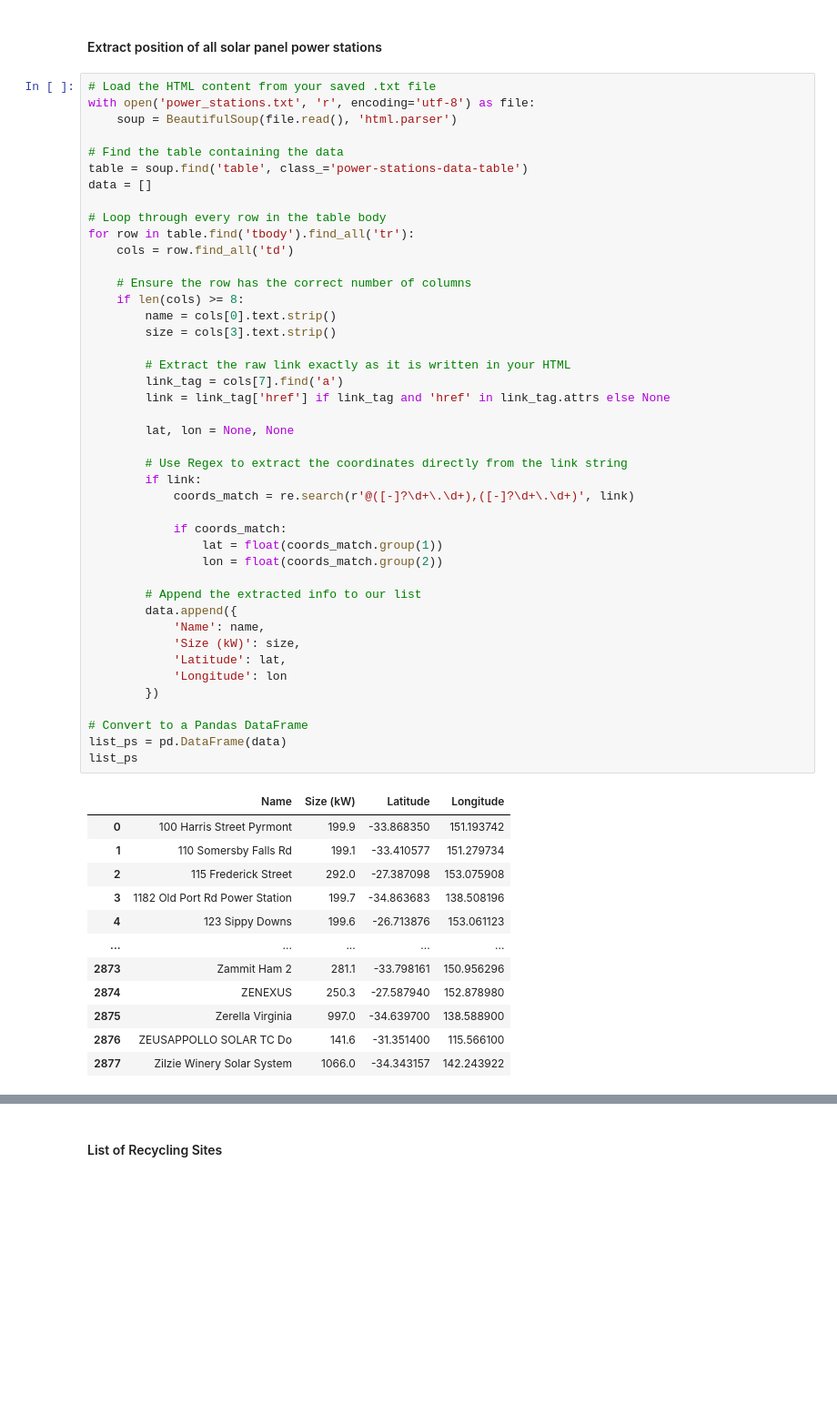
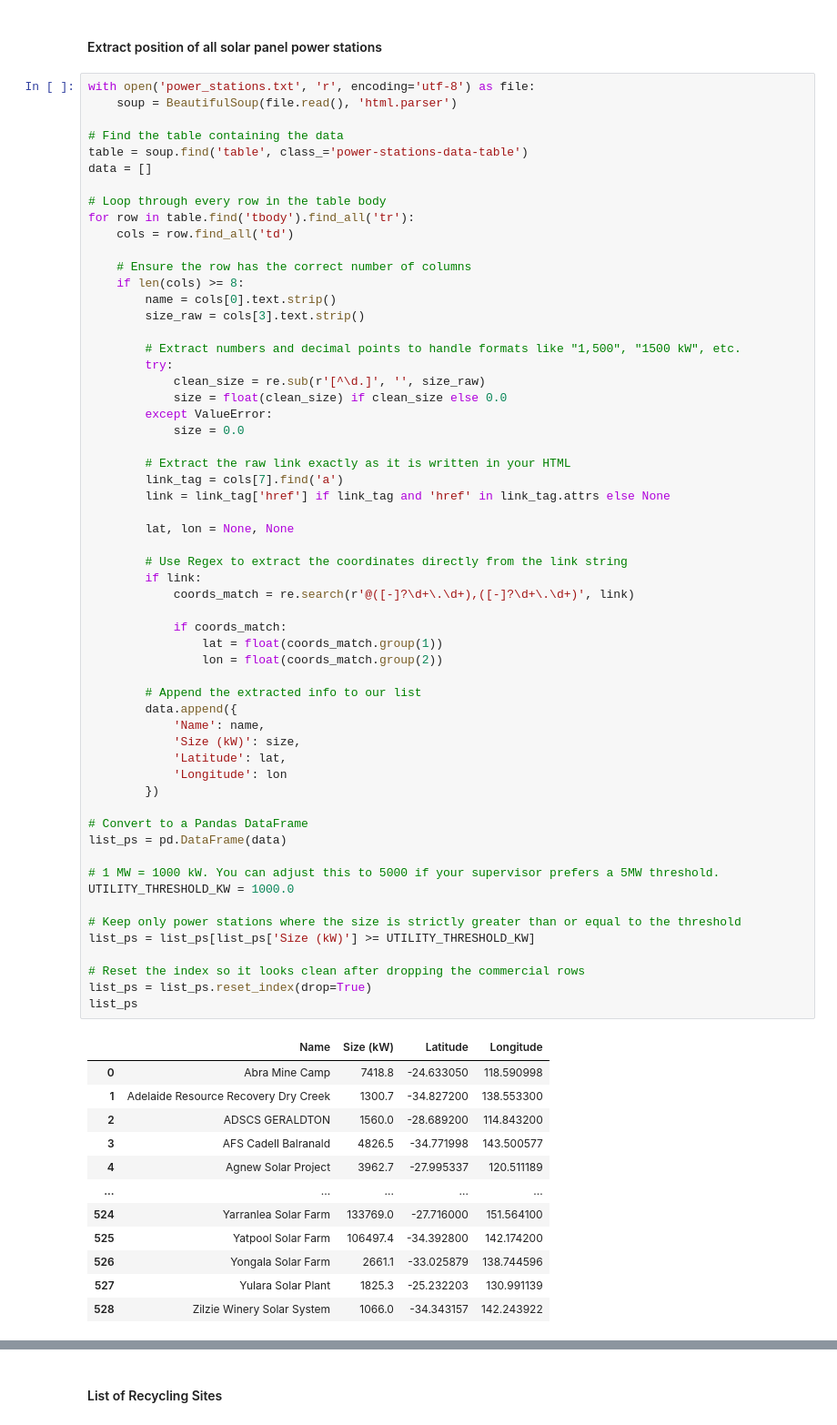
Before and after one commit to 12Riana/Calc_Transport_EoL, a Jupyter notebook: code.ipynb, the cells around one changed output, grey strips where cells are left out. Shown at 91% size. Saved outputs shown, nothing was run; the diff lists cells and outputs as text; blank space fills up the shorter version.

```diff
--- a/code.ipynb
+++ b/code.ipynb
@@ -18,7 +18,6 @@ import folium
 # %% [markdown]
 #### Extract position of all solar panel power stations
 # %%
-# Load the HTML content from your saved .txt file
 with open('power_stations.txt', 'r', encoding='utf-8') as file:
     soup = BeautifulSoup(file.read(), 'html.parser')
 
@@ -33,43 +32,59 @@ for row in table.find('tbody').find_all('tr'):
     # Ensure the row has the correct number of columns
     if len(cols) >= 8:
         name = cols[0].text.strip()
-        size = cols[3].text.strip()
+        size_raw = cols[3].text.strip()
+
+        # Extract numbers and decimal points to handle formats like "1,500", "1500 kW", etc.
+        try:
+            clean_size = re.sub(r'[^\d.]', '', size_raw)
+            size = float(clean_size) if clean_size else 0.0
+        except ValueError:
+            size = 0.0
 
         # Extract the raw link exactly as it is written in your HTML
         link_tag = cols[7].find('a')
         link = link_tag['href'] if link_tag and 'href' in link_tag.attrs else None
 
         lat, lon = None, None
 
         # Use Regex to extract the coordinates directly from the link string
         if link:
             coords_match = re.search(r'@([-]?\d+\.\d+),([-]?\d+\.\d+)', link)
 
             if coords_match:
                 lat = float(coords_match.group(1))
                 lon = float(coords_match.group(2))
 
         # Append the extracted info to our list
         data.append({
             'Name': name,
             'Size (kW)': size,
             'Latitude': lat,
             'Longitude': lon
         })
 
 # Convert to a Pandas DataFrame
 list_ps = pd.DataFrame(data)
+
+# 1 MW = 1000 kW. You can adjust this to 5000 if your supervisor prefers a 5MW threshold.
+UTILITY_THRESHOLD_KW = 1000.0
+
+# Keep only power stations where the size is strictly greater than or equal to the threshold
+list_ps = list_ps[list_ps['Size (kW)'] >= UTILITY_THRESHOLD_KW]
+
+# Reset the index so it looks clean after dropping the commercial rows
+list_ps = list_ps.reset_index(drop=True)
 list_ps
 # %% [output]
 |  | Name | Size (kW) | Latitude | Longitude |
-| 0 | 100 Harris Street Pyrmont | 199.9 | -33.868350 | 151.193742 |
-| 1 | 110 Somersby Falls Rd | 199.1 | -33.410577 | 151.279734 |
-| 2 | 115 Frederick Street | 292.0 | -27.387098 | 153.075908 |
-| 3 | 1182 Old Port Rd Power Station | 199.7 | -34.863683 | 138.508196 |
-| 4 | 123 Sippy Downs | 199.6 | -26.713876 | 153.061123 |
+| 0 | Abra Mine Camp | 7418.8 | -24.633050 | 118.590998 |
+| 1 | Adelaide Resource Recovery Dry Creek | 1300.7 | -34.827200 | 138.553300 |
+| 2 | ADSCS GERALDTON | 1560.0 | -28.689200 | 114.843200 |
+| 3 | AFS Cadell Balranald | 4826.5 | -34.771998 | 143.500577 |
+| 4 | Agnew Solar Project | 3962.7 | -27.995337 | 120.511189 |
 | ... | ... | ... | ... | ... |
-| 2873 | Zammit Ham 2 | 281.1 | -33.798161 | 150.956296 |
-| 2874 | ZENEXUS | 250.3 | -27.587940 | 152.878980 |
-| 2875 | Zerella Virginia | 997.0 | -34.639700 | 138.588900 |
-| 2876 | ZEUSAPPOLLO SOLAR TC Do | 141.6 | -31.351400 | 115.566100 |
-| 2877 | Zilzie Winery Solar System | 1066.0 | -34.343157 | 142.243922 |
+| 524 | Yarranlea Solar Farm | 133769.0 | -27.716000 | 151.564100 |
+| 525 | Yatpool Solar Farm | 106497.4 | -34.392800 | 142.174200 |
+| 526 | Yongala Solar Farm | 2661.1 | -33.025879 | 138.744596 |
+| 527 | Yulara Solar Plant | 1825.3 | -25.232203 | 130.991139 |
+| 528 | Zilzie Winery Solar System | 1066.0 | -34.343157 | 142.243922 |
```
Also changed, not shown: parts of 13 cells of this notebook, 1 other file.
